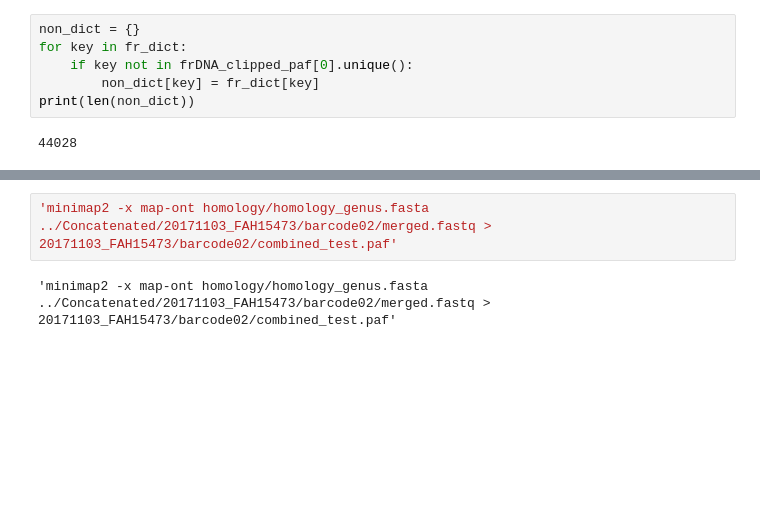
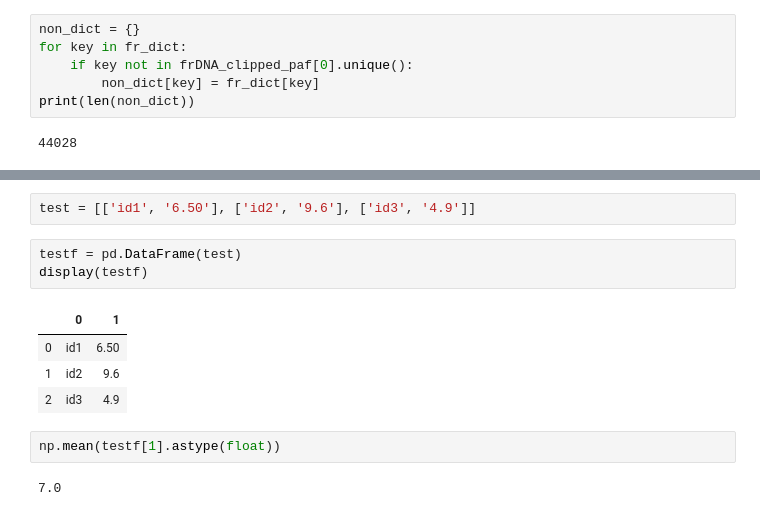
Before and after one commit to teenjes/fungal_ML, a Jupyter notebook: scripts/Notebooks/Honours Pre-processing.ipynb, the cells around one changed output, grey strips where cells are left out. Cells and saved outputs as stored; diff of their text form; blank space fills up the shorter version.

```diff
--- a/scripts/Notebooks/Honours Pre-processing.ipynb
+++ b/scripts/Notebooks/Honours Pre-processing.ipynb
@@ -385,7 +354,17 @@ if args.verbose:
     print('\033[0;32m' + "Summary statistics file saved to " + '/'.join([output_folder, 'frDNA_statistics.csv']) + '\033[1;37m')
 # %% [output]
 Overwriting ../summary_statistics.py
-# %%
-'minimap2 -x map-ont homology/homology_genus.fasta ../Concatenated/20171103_FAH15473/barcode02/merged.fastq > 20171103_FAH15473/barcode02/combined_test.paf'
-# %% [output]
-'minimap2 -x map-ont homology/homology_genus.fasta ../Concatenated/20171103_FAH15473/barcode02/merged.fastq > 20171103_FAH15473/barcode02/combined_test.paf'
+# %%
+test = [['id1', '6.50'], ['id2', '9.6'], ['id3', '4.9']]
+# %%
+testf = pd.DataFrame(test)
+display(testf)
+# %% [output]
+|  | 0 | 1 |
+| 0 | id1 | 6.50 |
+| 1 | id2 | 9.6 |
+| 2 | id3 | 4.9 |
+# %%
+np.mean(testf[1].astype(float))
+# %% [output]
+7.0
```
Also changed, not shown: parts of 9 cells of this notebook, 5 other files.
